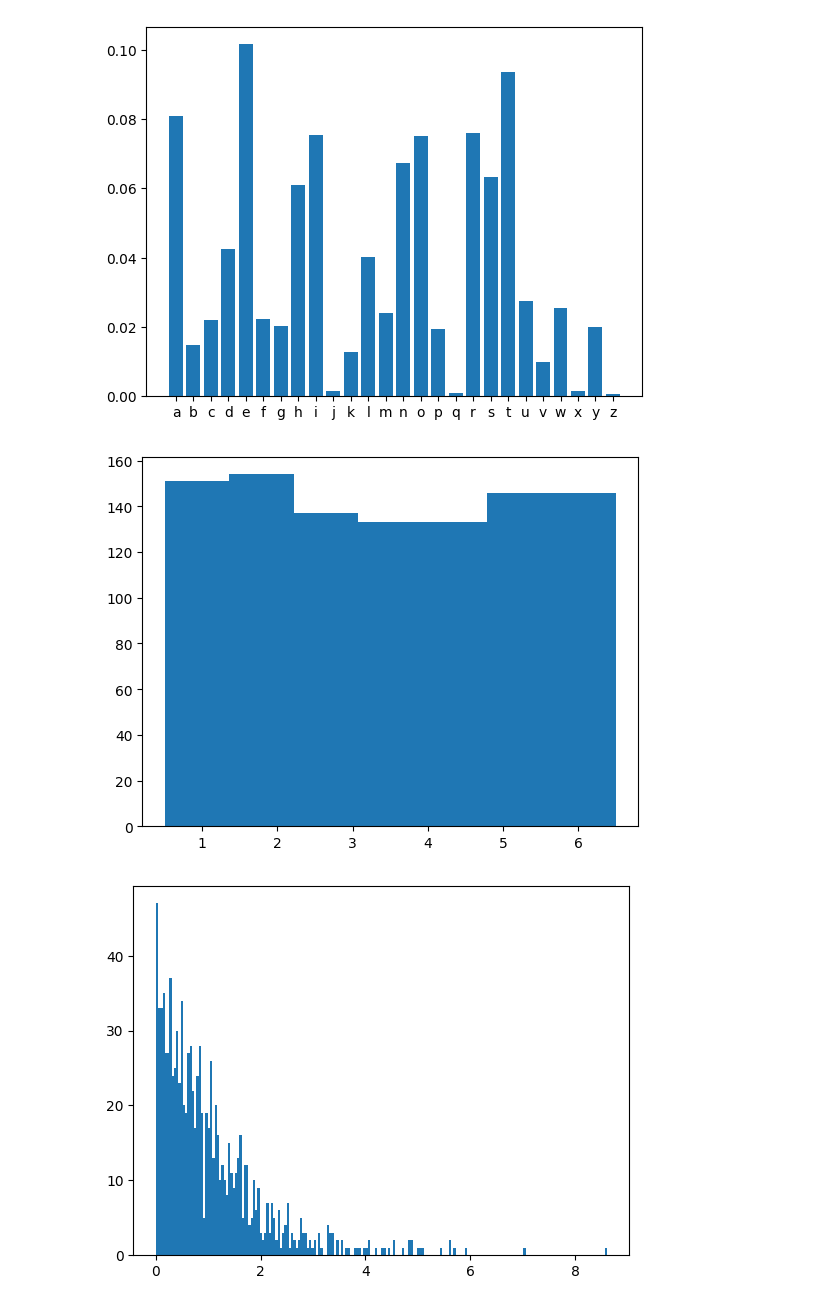
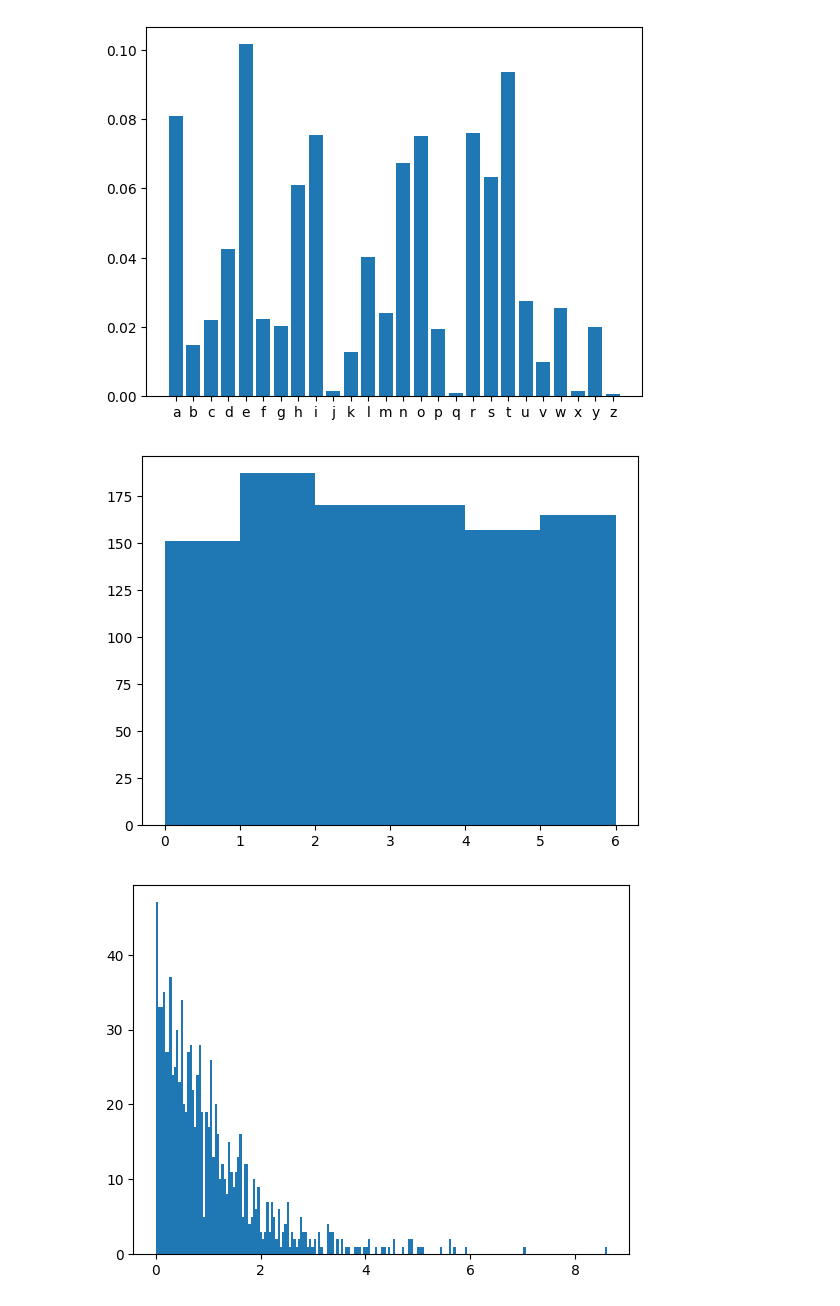
Before and after one commit to TheCuriousCurator/my_course, a Jupyter notebook: L5_python_probability_basic.ipynb, the cells around one changed output. Cells and saved outputs as stored; diff of their text form; code cells hidden in the pictures.

```diff
--- a/python_probability_basic.ipynb
+++ b/L5_python_probability_basic.ipynb
@@ -85,12 +85,12 @@ plt.show()
 # %%
 # Python code generate the histogram
 import numpy as np
 import matplotlib.pyplot as plt
-q = np.random.randint(7,size=1000)
-plt.hist(q+0.5,bins=7)
+q = np.random.randint(6,size=1000)
+plt.hist(q,bins=6,range=(0,6))
 plt.show()
 # %% [output]
-[figure, old version]
+[figure, new version]
 # %%
 # Python code used to generate the plots
 import numpy as np
```
Also changed, not shown: parts of 2 cells of this notebook, 6 other files.
